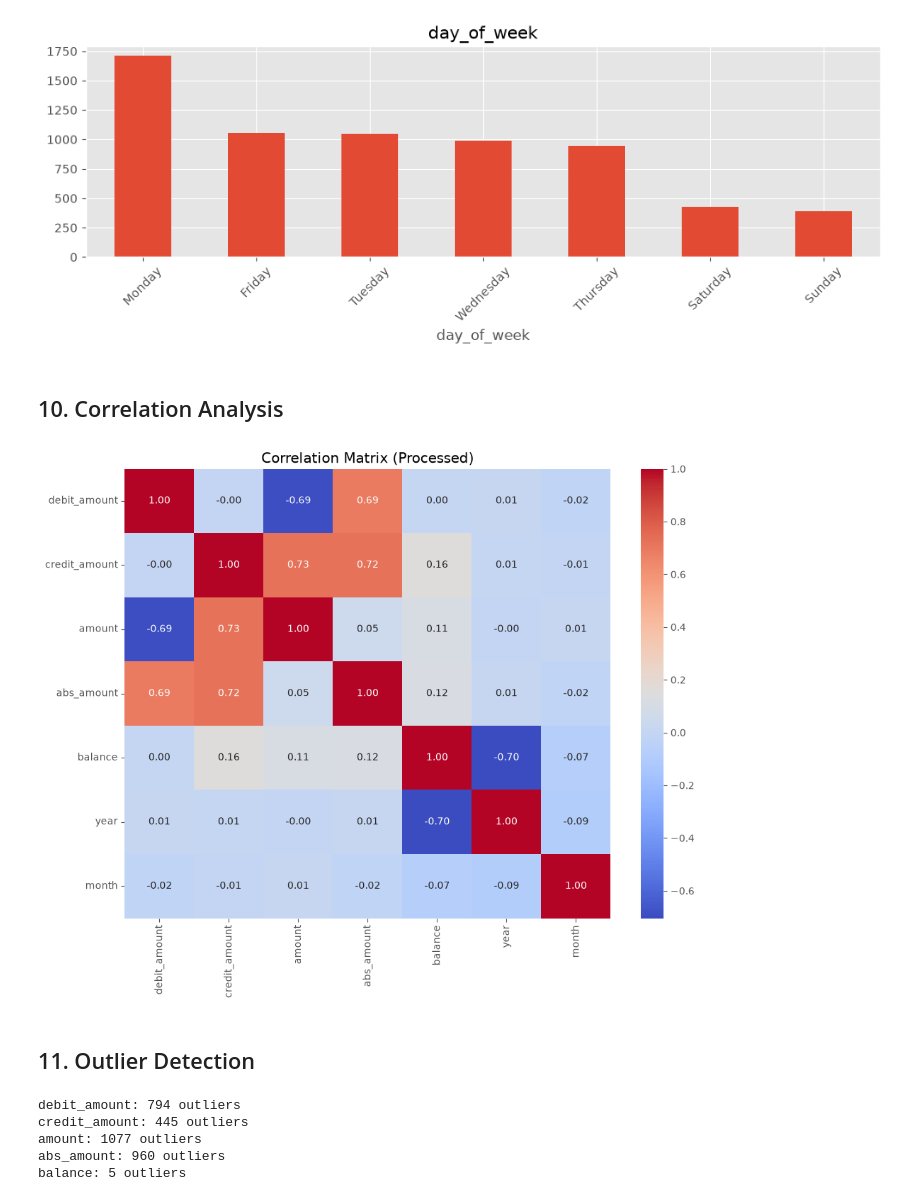
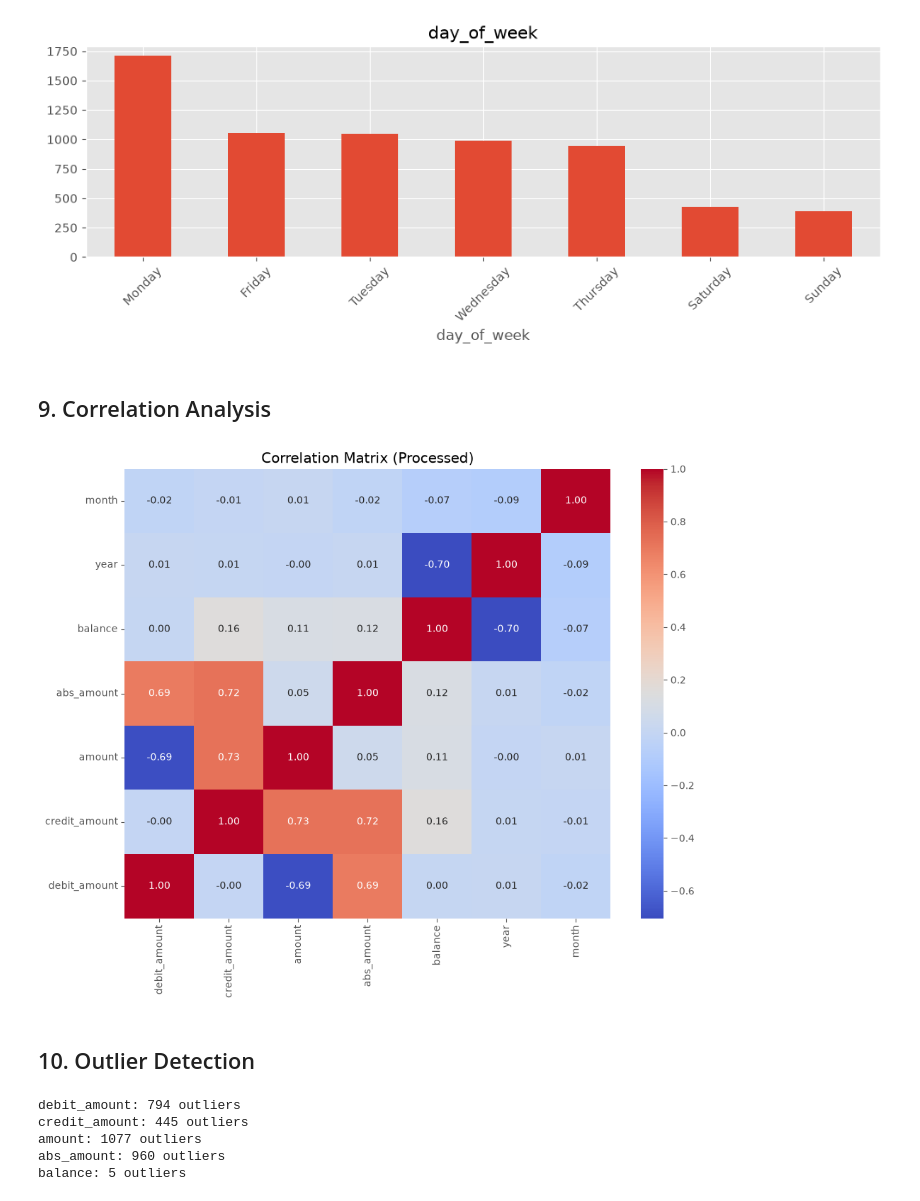
Before and after one commit to m3mentomor1/e2e-bank-transactions-analysis, a Jupyter notebook: notebooks/eda_processed.ipynb, the cells around one changed output. Cells and saved outputs as stored; diff of their text form; code cells hidden in the pictures.

```diff
--- a/notebooks/eda_processed.ipynb
+++ b/notebooks/eda_processed.ipynb
@@ -358,26 +431,31 @@ for col in categorical_cols:
 [figure]
 [figure]
 # %% [markdown]
-## 10. Correlation Analysis
+## 9. Correlation Analysis
 # %%
-corr = df[numeric_cols + ["year", "month"]].corr(numeric_only=True)
+correlation_cols = numeric_cols + ["year", "month"]
+
+corr = df[correlation_cols].corr()
 
 plt.figure(figsize=(10, 8))
 
 sns.heatmap(
-    corr,
+    corr.loc[correlation_cols, correlation_cols],
     annot=True,
     cmap="coolwarm",
-    fmt=".2f"
+    fmt=".2f",
+    xticklabels=correlation_cols,
+    yticklabels=correlation_cols,
 )
 
+plt.gca().invert_yaxis()
 plt.title("Correlation Matrix (Processed)")
 plt.tight_layout()
 plt.show()
 # %% [output]
-[figure, old version]
+[figure, new version]
 # %% [markdown]
-## 11. Outlier Detection
+## 10. Outlier Detection
 # %%
 for col in numeric_cols:
     q1 = df[col].quantile(0.25)
```
Also changed, not shown: parts of 19 cells of this notebook, 2 other files.
